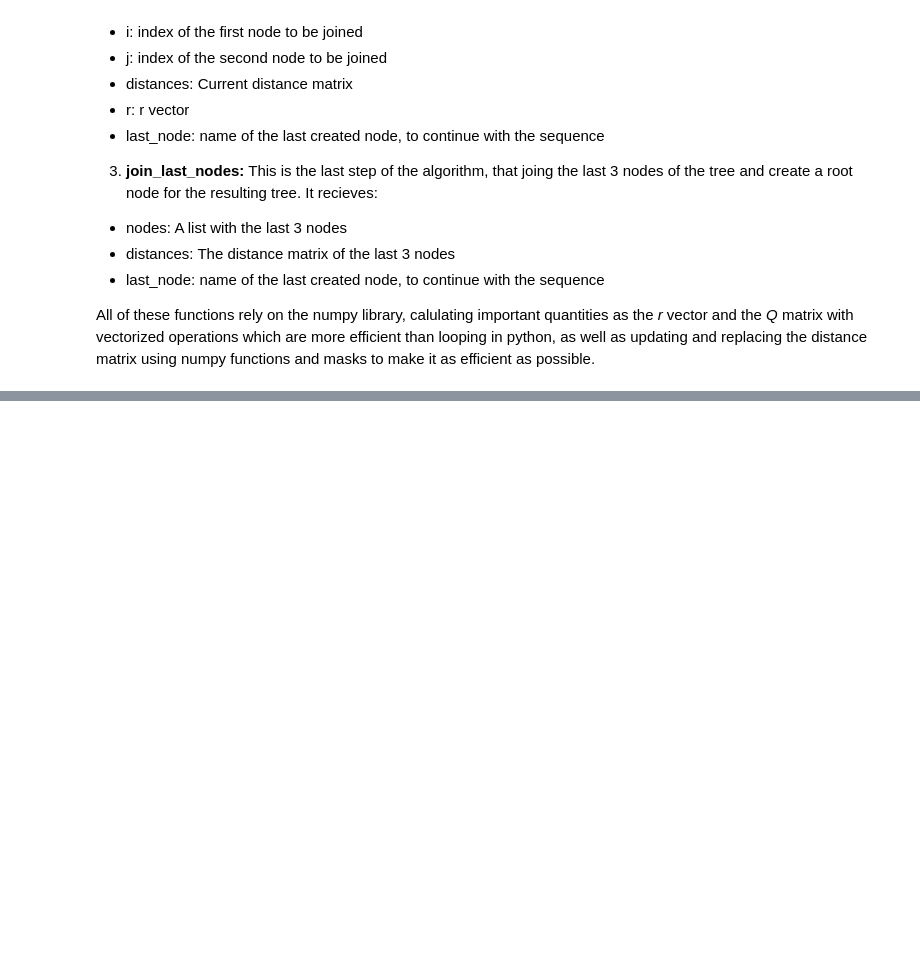
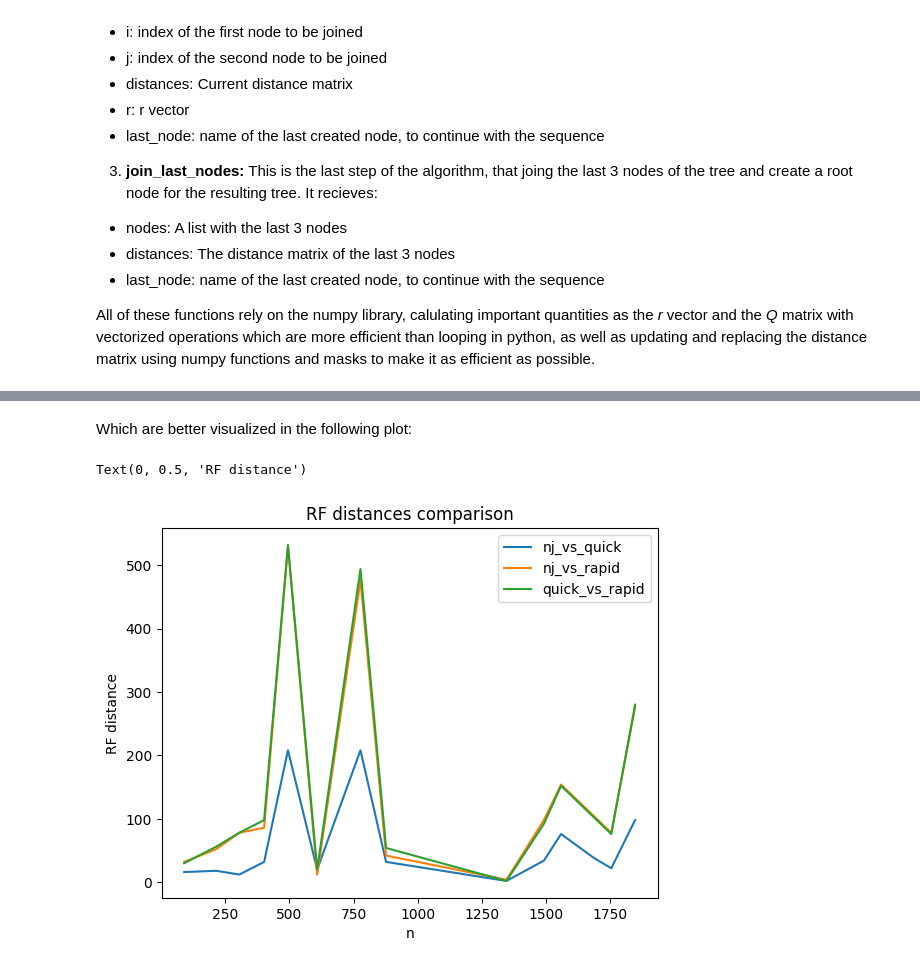
Before and after one commit to IIT25/algorithms_in_bioinformatics_project1, a Jupyter notebook: report.ipynb, the cells around one changed output, grey strips where cells are left out. Saved outputs shown, nothing was run; the diff lists cells and outputs as text; code cells hidden in the pictures; blank space fills up the shorter version.

Commit message:
Added distances plot to the report

```diff
--- a/report.ipynb
+++ b/report.ipynb
@@ -108,0 +115,7 @@ Running time of your program.
+# %%
+import pandas as pd
+import matplotlib.pyplot as plt
+
+distances = pd.read_csv("RF-distances/rf_distances.csv")
+distances = distances.sort_values("n").reset_index(drop = True)
+distances
@@ -108,0 +138,8 @@ Running time of your program.
+# %% [markdown]
+Which are better visualized in the following plot:
+# %%
+ax = distances.plot(x = "n", title="RF distances comparison")
+ax.set_ylabel("RF distance")
+# %% [output]
+Text(0, 0.5, 'RF distance')
+[figure, added]
```
Also changed, not shown: parts of 4 cells of this notebook.
